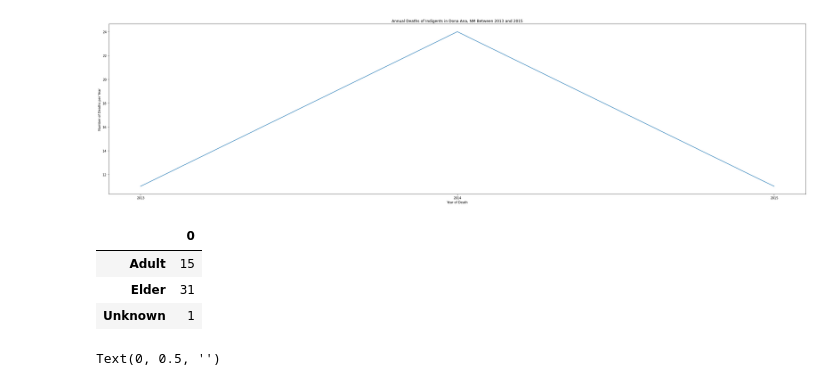
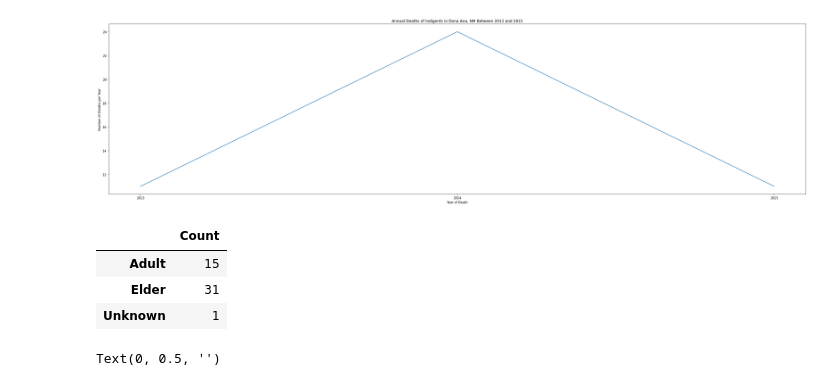
Before and after one commit to larakaracasu/Indigent-Burial-Analysis, a Jupyter notebook: web-scraping/dona-ana-scraping/dona_ana_analysis_visuals.ipynb, the cells around one changed output. Cells and saved outputs as stored; diff of their text form; code cells hidden in the pictures.

```diff
--- a/web-scraping/dona-ana-scraping/dona_ana_analysis_visuals.ipynb
+++ b/web-scraping/dona-ana-scraping/dona_ana_analysis_visuals.ipynb
@@ -14,7 +15,7 @@ import matplotlib.pyplot as plt
 # Dona Ana Analysis, by Lara Karacasu
 
 import pandas as pd
-df = pd.read_csv("dona-ana-cleaned-v2.csv")
+df = pd.read_csv("/dona-ana-cleaned-v2.csv")
 
 # YEAR ANALYSIS: PART 1.1
 year_group = df['Death Year']
@@ -118,10 +120,11 @@ ax.plot(df)
 [figure]
 # %%
 age_df = pd.DataFrame.from_dict(age_group_dict, orient = 'index')
+age_df.columns = ['Count']
 age_df = age_df[2:-1] # exclude Total Count from dataframe
 age_df
 # %% [output]
-|  | 0 |
+|  | Count |
 | Adult | 15 |
 | Elder | 31 |
 | Unknown | 1 |
```
Also changed, not shown: parts of 3 cells of this notebook, 3 other files.
